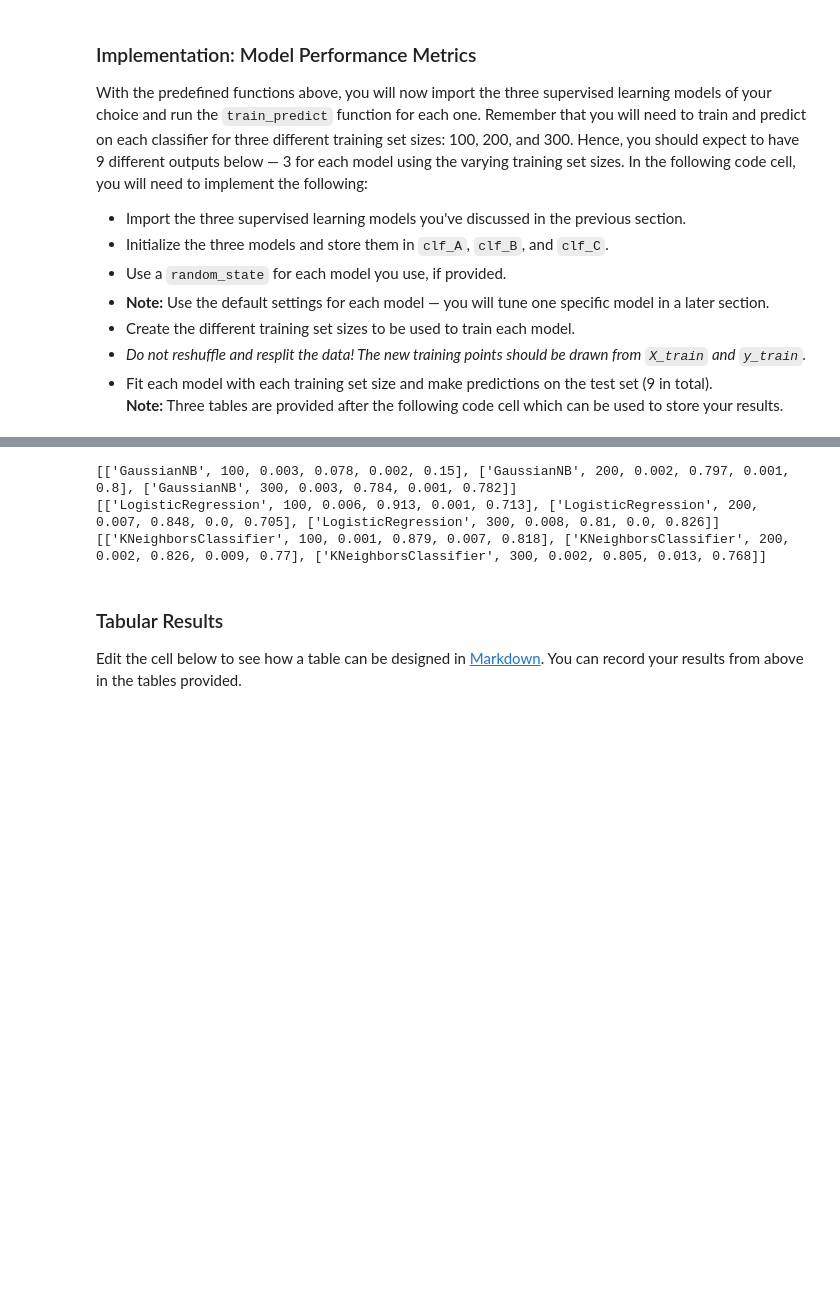
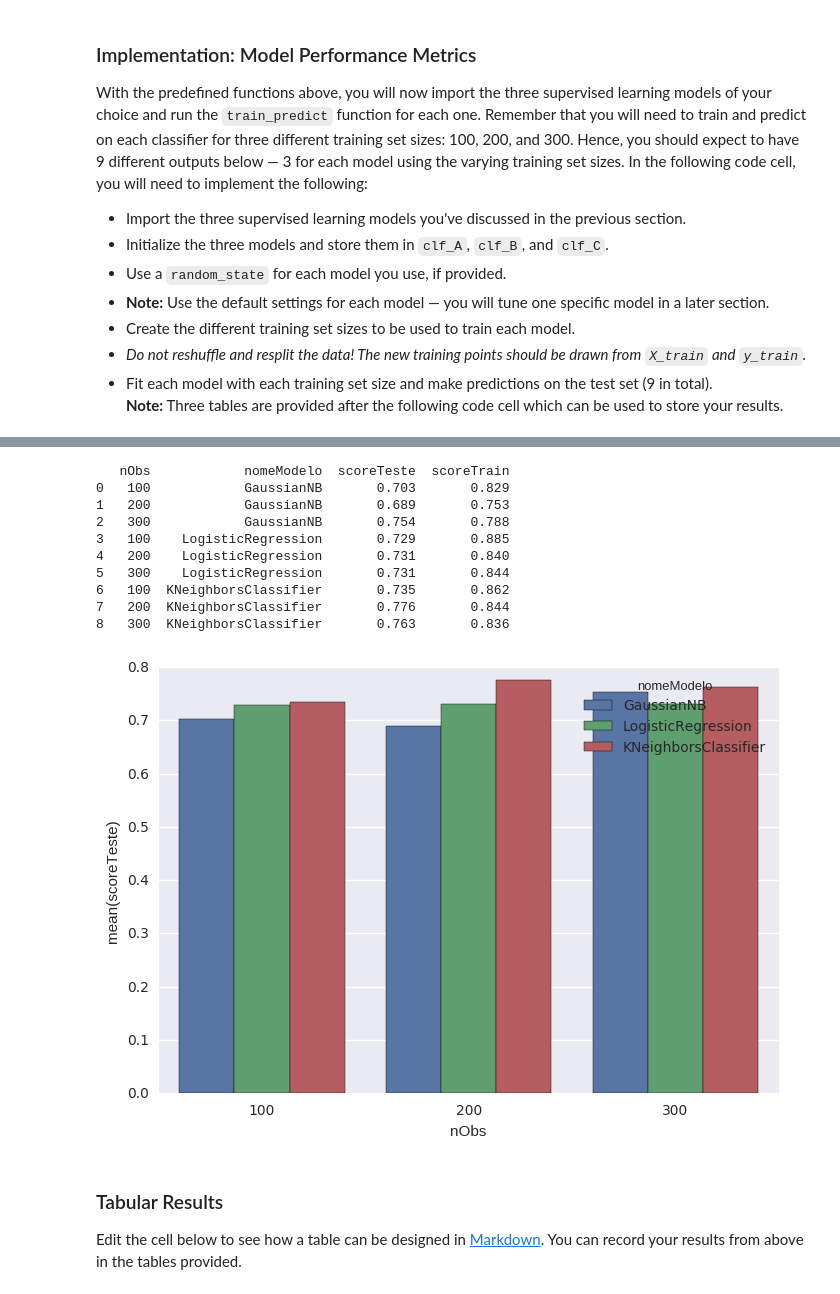
Before and after one commit to rodrigowang/student_intervention, a Jupyter notebook: student_intervention.ipynb, the cells around one changed output, grey strips where cells are left out. Drawn from its saved outputs; the diff is of its cells as text; code cells hidden in the pictures; blank space fills up the shorter version.

Commit message:
teste

```diff
--- a/student_intervention.ipynb
+++ b/student_intervention.ipynb
@@ -359,19 +349,24 @@ from sklearn.neighbors import KNeighborsClassifier
 
 # TODO: Initialize the three models
 clf_A = GaussianNB()
-clf_B = LogisticRegression()
-clf_C = neigh = KNeighborsClassifier()
+clf_B = LogisticRegression(random_state=123)
+clf_C = KNeighborsClassifier()
 
-# TODO: Set up the training set sizes
-X_train_100 = X_train[:100]
-y_train_100 = y_train[:100]
+resultado = []
+scoreTrain = []
+scoreTeste = []
+nObs = []
+nomeModelo = []
 
-X_train_200 = X_train[:200]
-y_train_200 = y_train[:200]
+for modelo in [clf_A, clf_B, clf_C]:
+    for n in [100, 200, 300]:
+        x = X_train[:n]
+        y = y_train[:n]
+        temp = train_predict(modelo, x, y, X_test, y_test)
+        resultado.append(temp)
+        scoreTrain.append(temp[3])
+        scoreTeste.append(temp[5])
+        nomeModelo.append(temp[0])
+        nObs.append(n)
 
-X_train_300 = X_train[:300]
-y_train_300 = y_train[:300]
-
-# TODO: Execute the 'train_predict' function for each classifier and each training set size
-
-# train_predict(clf, X_train, y_train, X_test, y_test)
+print resultado
@@ -403,11 +375,28 @@ F1 score for test set: 0.7681.
-# %%
-print(modelo1)
-print(modelo2)
-print(modelo3)
-# %% [output]
-[['GaussianNB', 100, 0.003, 0.078, 0.002, 0.15], ['GaussianNB', 200, 0.002, 0.797, 0.001, 0.8], ['GaussianNB', 300, 0.003, 0.784, 0.001, 0.782]]
-[['LogisticRegression', 100, 0.006, 0.913, 0.001, 0.713], ['LogisticRegression', 200, 0.007, 0.848, 0.0, 0.705], ['LogisticRegression', 300, 0.008, 0.81, 0.0, 0.826]]
-[['KNeighborsClassifier', 100, 0.001, 0.879, 0.007, 0.818], ['KNeighborsClassifier', 200, 0.002, 0.826, 0.009, 0.77], ['KNeighborsClassifier', 300, 0.002, 0.805, 0.013, 0.768]]
+# %%
+df = pd.DataFrame(
+    {'nomeModelo': nomeModelo,
+     'scoreTrain': scoreTrain,
+     'scoreTeste': scoreTeste,
+     'nObs': nObs
+    })
+
+print df
+
+import seaborn as sns
+
+sns.barplot(x="nObs", y="scoreTeste", hue="nomeModelo", data=df);
+# %% [output]
+   nObs            nomeModelo  scoreTeste  scoreTrain
+0   100            GaussianNB       0.703       0.829
+1   200            GaussianNB       0.689       0.753
+2   300            GaussianNB       0.754       0.788
+3   100    LogisticRegression       0.729       0.885
+4   200    LogisticRegression       0.731       0.840
+5   300    LogisticRegression       0.731       0.844
+6   100  KNeighborsClassifier       0.735       0.862
+7   200  KNeighborsClassifier       0.776       0.844
+8   300  KNeighborsClassifier       0.763       0.836
+[figure, added]
 # %% [markdown]
 ### Tabular Results
 Edit the cell below to see how a table can be designed in [Markdown](https://github.com/adam-p/markdown-here/wiki/Markdown-Cheatsheet#tables). You can record your results from above in the tables provided.
```
Also changed, not shown: parts of 27 cells of this notebook.
